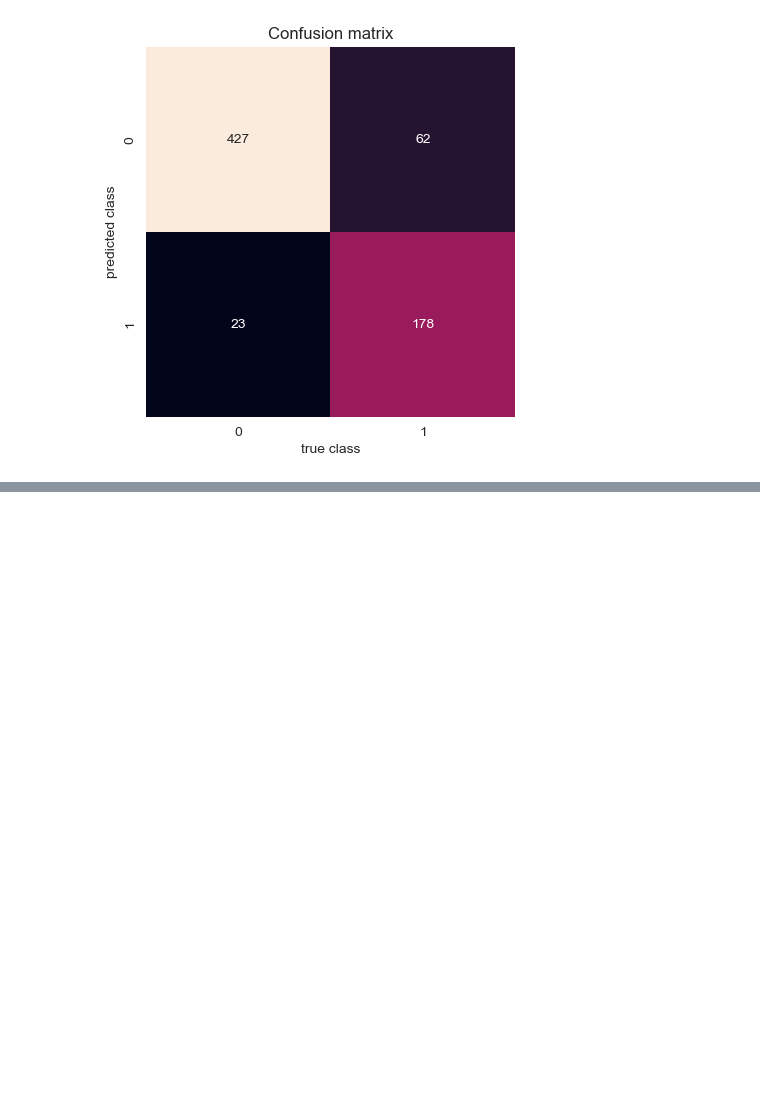
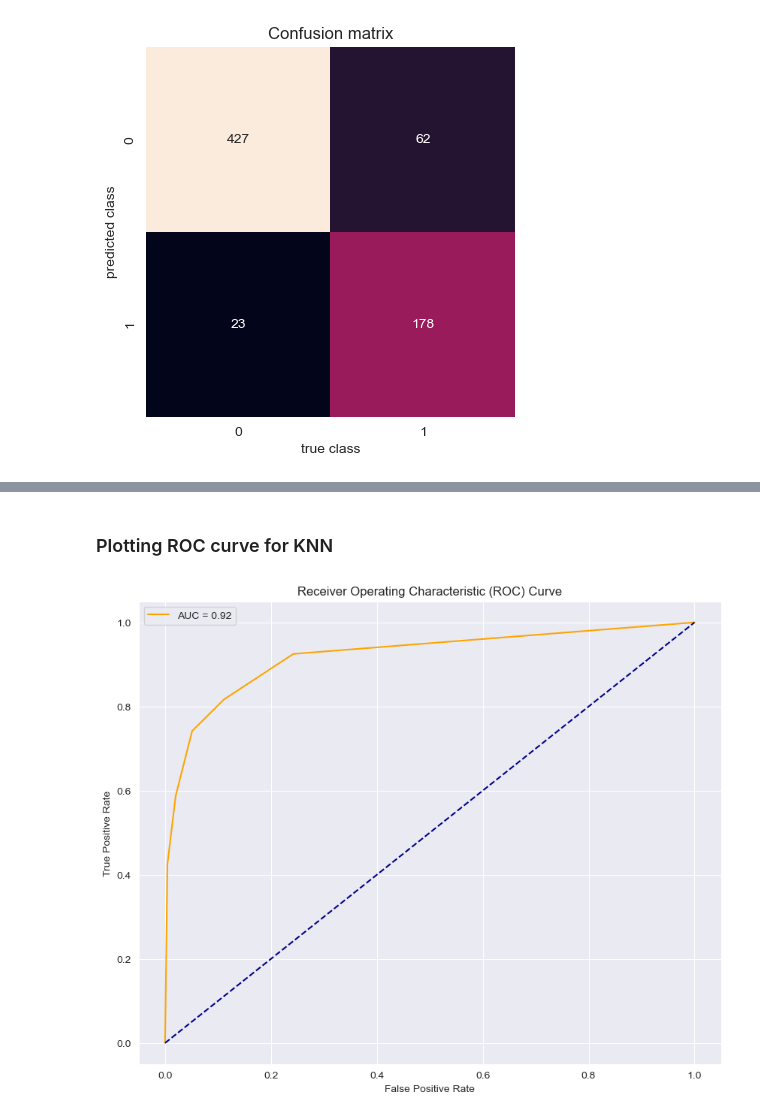
Before and after one commit to RidmikaHasaranga/ML_CW, a Jupyter notebook: KNN.ipynb, the cells around one changed output, grey strips where cells are left out. Cells and saved outputs as stored; diff of their text form; code cells hidden in the pictures; blank space fills up the shorter version.

Commit message:
Adding ROC curve for KNN

```diff
--- a/KNN.ipynb
+++ b/KNN.ipynb
@@ -429,3 +433,27 @@ fig.update_layout(legend_orientation='h')
 fig.show()
 # %% [output]
 [interactive output not drawn]
+# %% [markdown]
+### Plotting ROC curve for KNN
+# %%
+k = 5  # number of nearest neighbors
+clf = KNeighborsClassifier(n_neighbors=k)
+clf.fit(X_train, y_train)
+
+knn_probs = clf.predict_proba(X_test)[:, 1]
+fpr_knn, tpr_knn, thresholds_knn = roc_curve(y_test, knn_probs)
+auc_score_knn = auc(fpr_knn, tpr_knn)
+# %%
+def plot_roc_curve(fpr, tpr):
+    plt.figure(figsize=(10,8))
+    plt.plot(fpr_knn, tpr_knn, color='orange', label='AUC = %0.2f' % auc_score_knn)
+    plt.plot([0, 1], [0, 1], color='darkblue', linestyle='--')
+    plt.xlabel('False Positive Rate')
+    plt.ylabel('True Positive Rate')
+    plt.title('Receiver Operating Characteristic (ROC) Curve')
+    plt.legend()
+    plt.show()
+
+plot_roc_curve(fpr_knn,tpr_knn)
+# %% [output]
+[figure, added]
```
Also changed, not shown: parts of 5 cells of this notebook, 1 other file.
